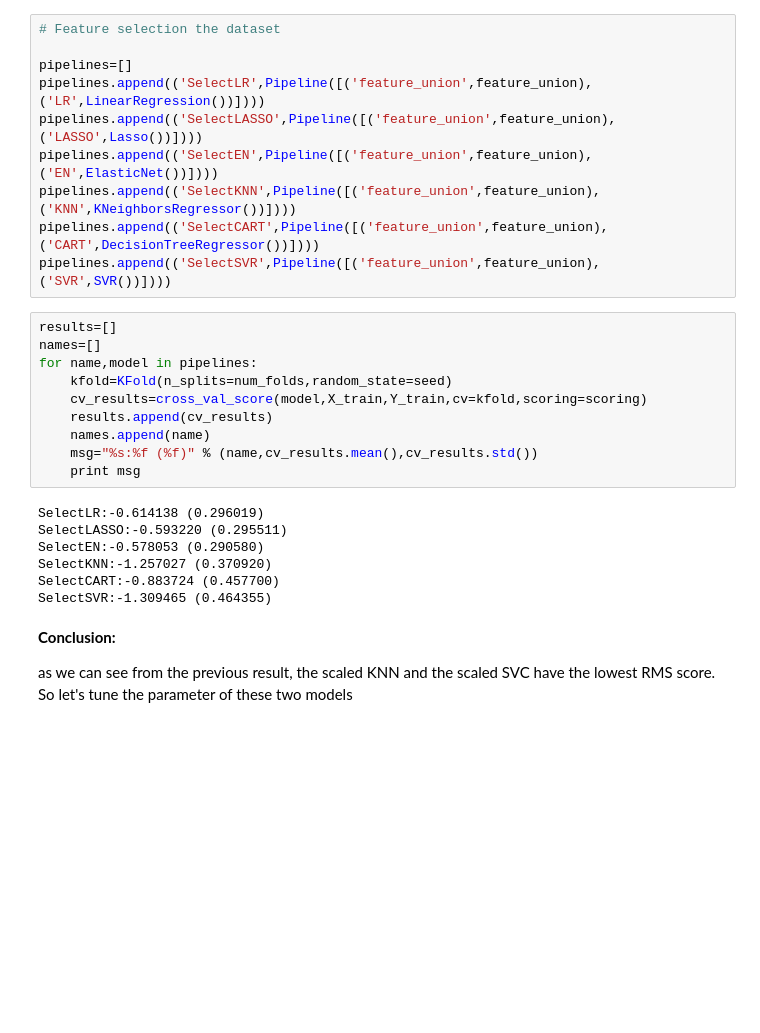
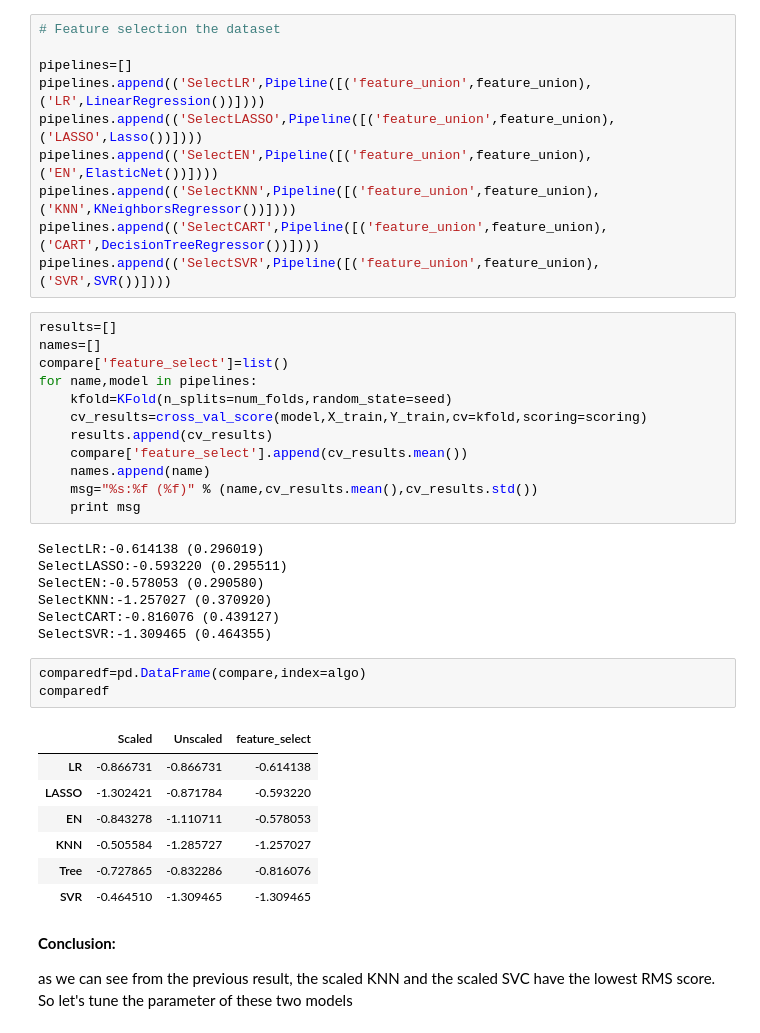
Before and after one commit to dangspin/SpringBoard_Projects, a Jupyter notebook: project_data/Train_the_model.ipynb, the cells around one changed output. Saved outputs shown, nothing was run; the diff lists cells and outputs as text; blank space fills up the shorter version.

```diff
--- a/project_data/Train_the_model.ipynb
+++ b/project_data/Train_the_model.ipynb
@@ -245,10 +258,12 @@ pipelines.append(('SelectSVR',Pipeline([('feature_union',feature_union),('SVR',S
 # %%
 results=[]
 names=[]
+compare['feature_select']=list()
 for name,model in pipelines:
     kfold=KFold(n_splits=num_folds,random_state=seed)
     cv_results=cross_val_score(model,X_train,Y_train,cv=kfold,scoring=scoring)
     results.append(cv_results)
+    compare['feature_select'].append(cv_results.mean())
     names.append(name)
     msg="%s:%f (%f)" % (name,cv_results.mean(),cv_results.std())
     print msg
@@ -257,8 +272,19 @@ SelectLR:-0.614138 (0.296019)
 SelectLASSO:-0.593220 (0.295511)
 SelectEN:-0.578053 (0.290580)
 SelectKNN:-1.257027 (0.370920)
-SelectCART:-0.883724 (0.457700)
+SelectCART:-0.816076 (0.439127)
 SelectSVR:-1.309465 (0.464355)
+# %%
+comparedf=pd.DataFrame(compare,index=algo)
+comparedf
+# %% [output]
+|  | Scaled | Unscaled | feature_select |
+| LR | -0.866731 | -0.866731 | -0.614138 |
+| LASSO | -1.302421 | -0.871784 | -0.593220 |
+| EN | -0.843278 | -1.110711 | -0.578053 |
+| KNN | -0.505584 | -1.285727 | -1.257027 |
+| Tree | -0.727865 | -0.832286 | -0.816076 |
+| SVR | -0.464510 | -1.309465 | -1.309465 |
 # %% [markdown]
 **Conclusion:**
 
```
Also changed, not shown: parts of 13 cells of this notebook.
